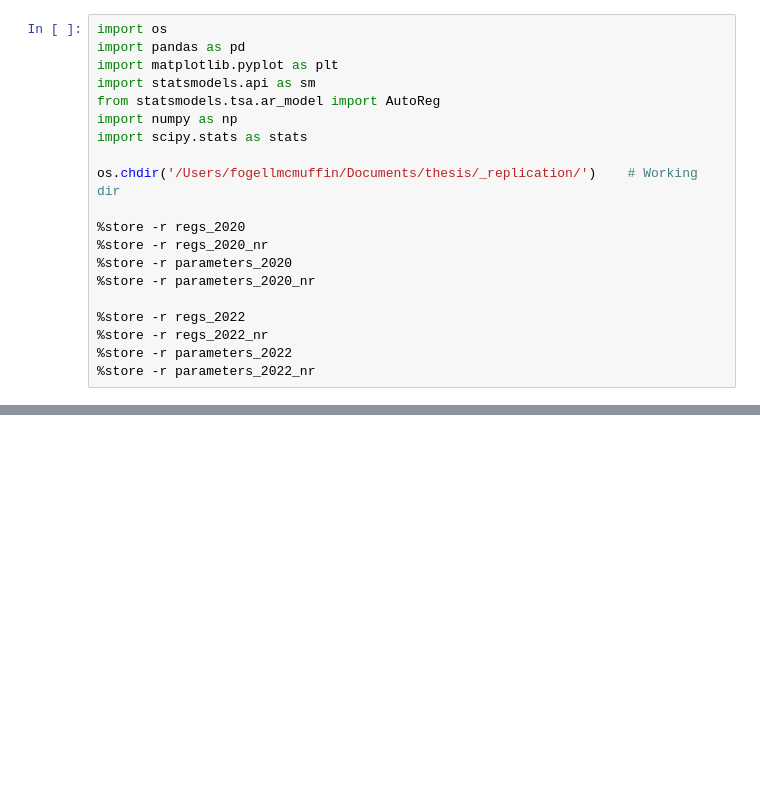
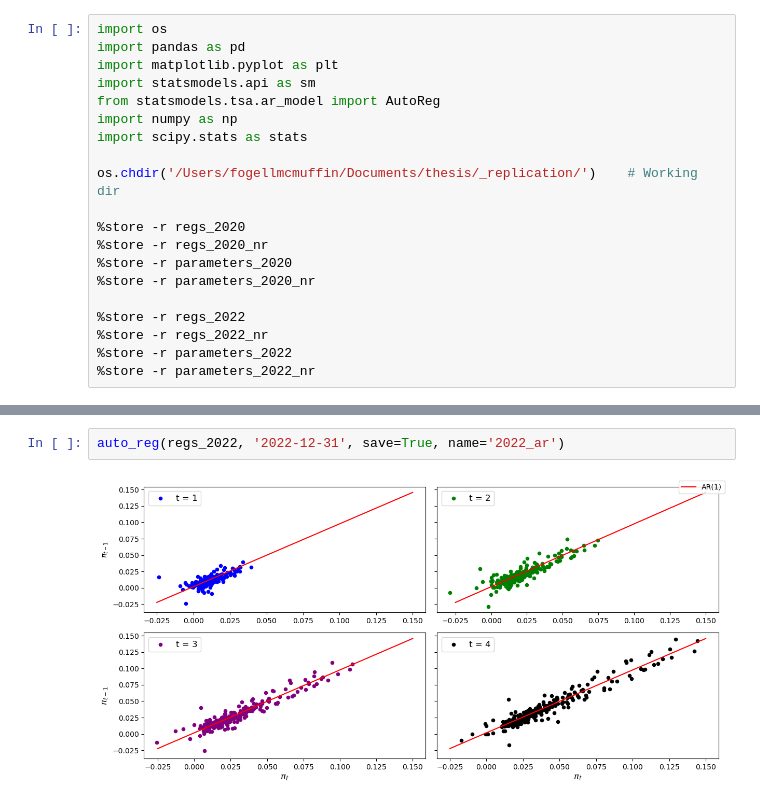
Before and after one commit to calvinmcelvain/expectation_replication, a Jupyter notebook: code/_004plots.ipynb, the cells around one changed output, grey strips where cells are left out. Cells and saved outputs as stored; diff of their text form; blank space fills up the shorter version.

```diff
--- a/code/_004plots.ipynb
+++ b/code/_004plots.ipynb
@@ -304,0 +310,4 @@ def params_plot_quad(regs, name=None, save=False, path='output/'):
+# %%
+auto_reg(regs_2022, '2022-12-31', save=True, name='2022_ar')
+# %% [output]
+[figure, added]
```
Also changed, not shown: parts of 7 cells of this notebook, 23 other files.
